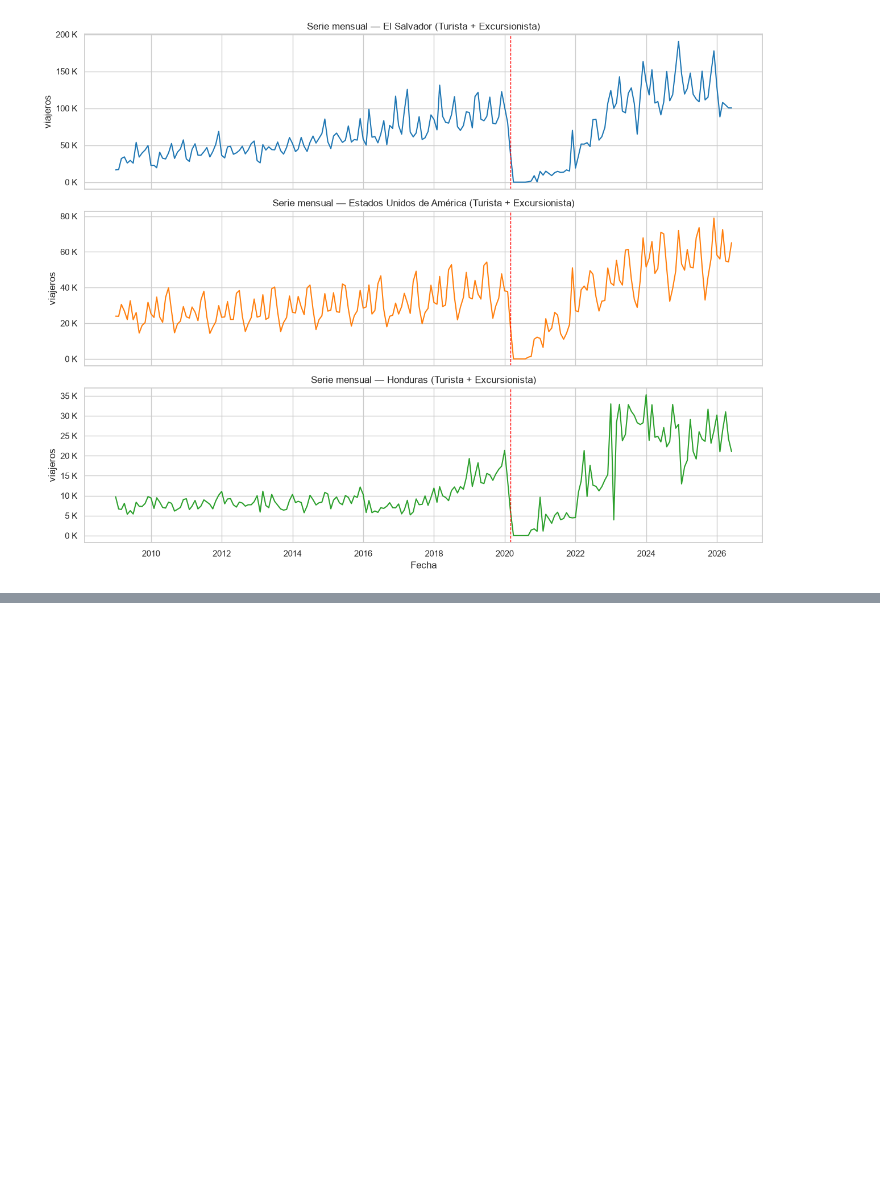
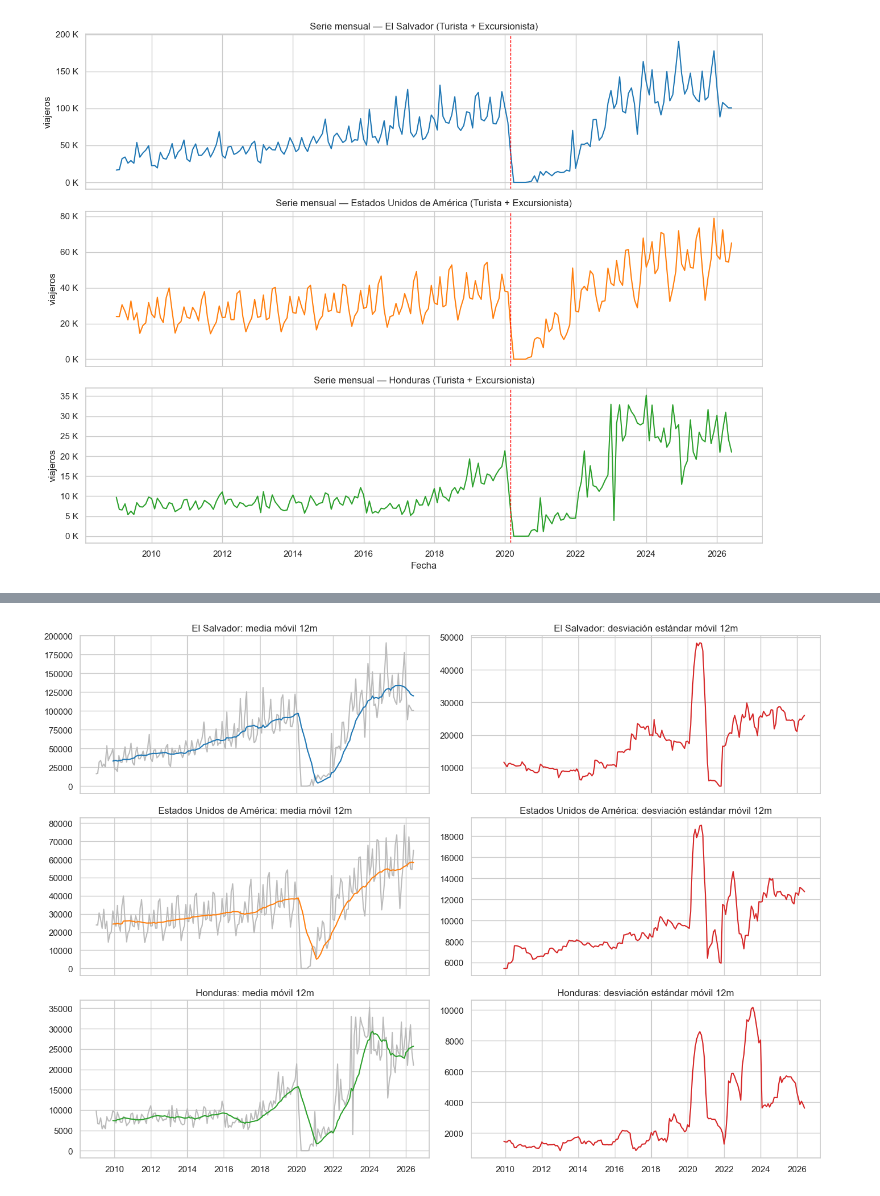
Before and after one commit to nicoCT04/Lab1DataScience, a Jupyter notebook: Lab1_Series_Paises.ipynb, the cells around one changed output, grey strips where cells are left out. Cells and saved outputs as stored; diff of their text form; code cells hidden in the pictures; blank space fills up the shorter version.

```diff
--- a/Lab1_Series_Paises.ipynb
+++ b/Lab1_Series_Paises.ipynb
@@ -184,0 +221,8 @@ plt.tight_layout(); plt.show()
+# %%
+fig,axes=plt.subplots(3,2,figsize=(14,10),sharex=True)
+for i,(p,s) in enumerate(series_pais.items()):
+    axes[i,0].plot(s,color="#bbb"); axes[i,0].plot(s.rolling(12).mean(),color=colores[p]); axes[i,0].set_title(f"{p}: media móvil 12m")
+    axes[i,1].plot(s.rolling(12).std(),color="#d62728"); axes[i,1].set_title(f"{p}: desviación estándar móvil 12m")
+plt.tight_layout(); plt.show()
+# %% [output]
+[figure, added]
```
Also changed, not shown: parts of 10 cells of this notebook.
